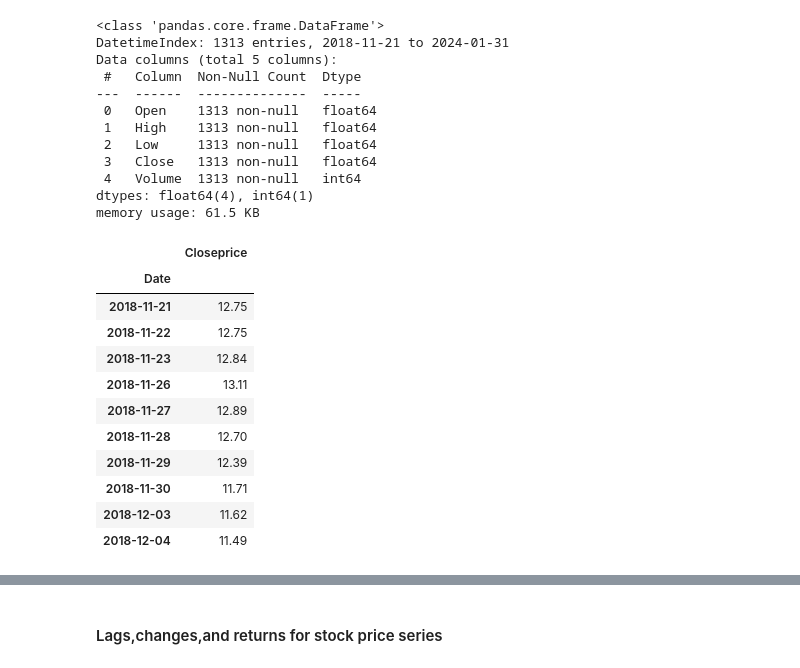
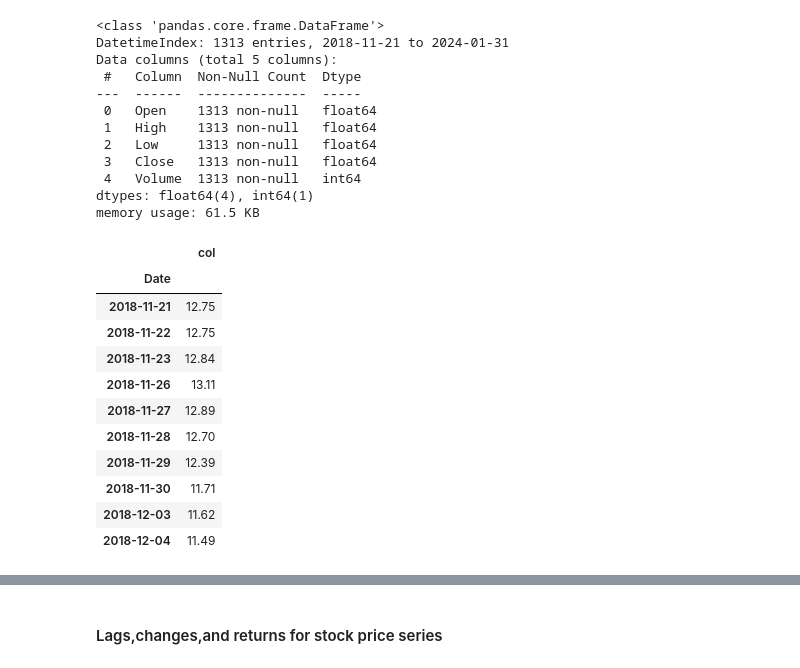
Before and after one commit to VeraLyu2022/iod, a Jupyter notebook: project 2/colesstocks.ipynb, the cells around one changed output, grey strips where cells are left out. Drawn from its saved outputs; the diff is of its cells as text; code cells hidden in the pictures.

```diff
--- a/project 2/colesstocks.ipynb
+++ b/project 2/colesstocks.ipynb
@@ -12,5 +22,8 @@ import seaborn as sns
 # %%
 # The following is a preferable way to import time series data.
+
+#stocks = pd.read_csv('COL.csv', parse_dates=['Date'], index_col='Date')
+
 # or We will need to change the Date column to datetime, then set the index. (extra steps)
-#stocks = pd.read_csv('COL.csv', parse_dates=['Date'], index_col='Date')
-stocks = pd.read_csv('COL.csv')
+
+col = pd.read_csv('COL.csv')
@@ -42,9 +57,9 @@ dtypes: float64(4), int64(2)
 memory usage: 61.7 KB
 # %%
 # to_datetime to change the Date column to datetime formate. Then set Date as index.
-stocks['Date'] = pd.to_datetime(stocks['Date'], format='%Y%m%d')
-stocks.info()
-# after transform, it become datetime64[ns], but it is still a column not an index yet for the df.
+col['Date'] = pd.to_datetime(col['Date'], format='%Y%m%d')
+col.info()
+# after dtype transform, it becomes datetime64[ns], but it is still a column not an index yet for the df.
 # %% [output]
 <class 'pandas.core.frame.DataFrame'>
 RangeIndex: 1313 entries, 0 to 1312
@@ -60,8 +75,8 @@ Data columns (total 6 columns):
 dtypes: datetime64[ns](1), float64(4), int64(1)
 memory usage: 61.7 KB
 # %%
-stocks.set_index('Date', inplace=True)
-stocks.head()
+col.set_index('Date', inplace=True)
+col.head()
 # %% [output]
 |  | Open | High | Low | Close | Volume |
 | Date |  |  |  |  |  |
@@ -87,13 +103,13 @@ Data columns (total 5 columns):
 dtypes: float64(4), int64(1)
 memory usage: 61.5 KB
 # %%
-# choose the close price and put it into a dataframe. It is only one column, which makes it series.
+# clice the close price for analyzing and put it into a dataframe. It is only one column, which makes it series.
 # use to_frame() to turn it to a DataFrame so we can plot it with pandas without lable the y axis.
 # another way is subset the data first before set the Date to index. That way you choose two columns, it will be DataFrame directly.
-stocks_close = stocks['Close'].to_frame(name='Closeprice')
-stocks_close.head(10)
+col_close = col['Close'].to_frame(name='col')
+col_close.head(10)
 # %% [output]
-|  | Closeprice |
+|  | col |
 | Date |  |
 | 2018-11-21 | 12.75 |
 | 2018-11-22 | 12.75 |
```
Also changed, not shown: parts of 46 cells of this notebook, 9 other files.
